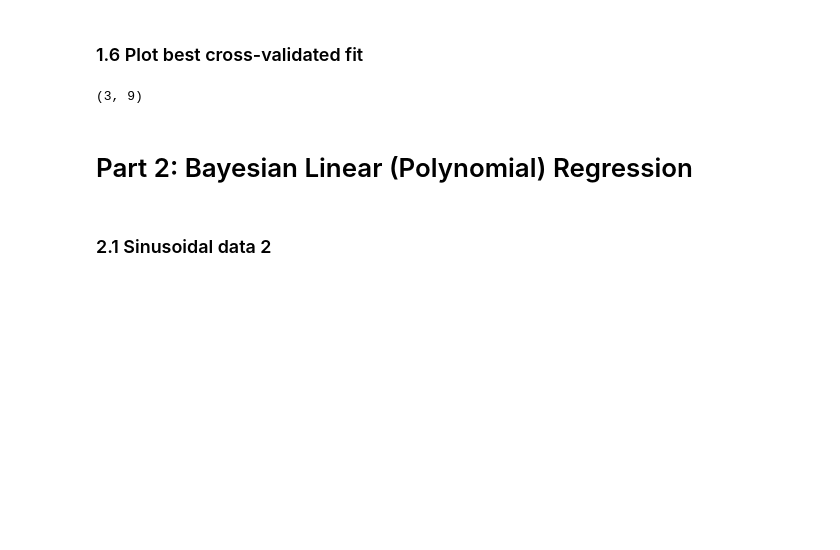
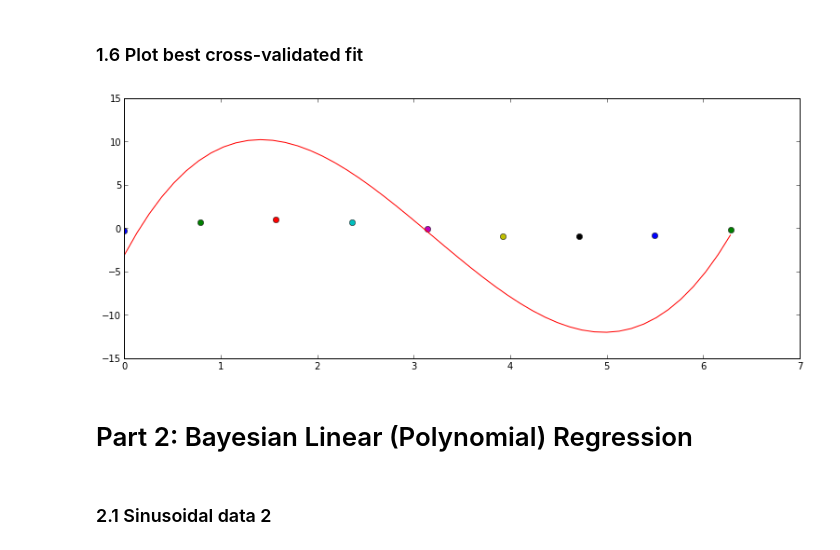
Before and after one commit to jaivalis/MLPR-Labs, a Jupyter notebook: Lab1Solutions.ipynb, the cells around one changed output. Drawn from its saved outputs; the diff is of its cells as text; code cells hidden in the pictures; blank space fills up the shorter version.

```diff
--- a/Lab1Solutions.ipynb
+++ b/Lab1Solutions.ipynb
@@ -297,23 +297,35 @@ plot_errors(models, get_best_model(models))
 # %%
 def get_best_model(models):
     best_error = models[0][0];
     best_i = 0;
     best_j = 0;
     for i in range(0,11):
         for j in range(0,11):
             if (models[i][j] < best_error):
                 best_error = models[i][j]
                 best_i = i
                 best_j = j
     return best_i,best_j
 
 def plot_cross_validated_fit():
+    x = np.linspace(0,2 * np.pi)
+    sampleData = generateSampleDataSet(9)
+    models = model_evaluation(sampleData[0],sampleData[1])
+    best = get_best_model(models)
+
+    poly = fit_polynomial_reg(sampleData[0], sampleData[1], best[0], best[1])
+
+    sampleX = sampleData[0]
+    sampleY = sampleData[1]
+    for i in range (0, np.size(sampleX)):
+        plt.plot(sampleX[i], sampleY[i], 'o')
+    pol = np.polynomial.Polynomial(poly.reshape(1,poly.shape[0])[0])
+    plt.plot(x, pol(x), 'r')
 
 
-
-print get_best_model(model_evaluation(sampleData[0],sampleData[1]))
+plot_cross_validated_fit()
 # %% [output]
-(3, 9)
+[figure, added]
 # %% [markdown]
 # Part 2: Bayesian Linear (Polynomial) Regression
 # %% [markdown]
```
Also changed, not shown: parts of 2 cells of this notebook.
